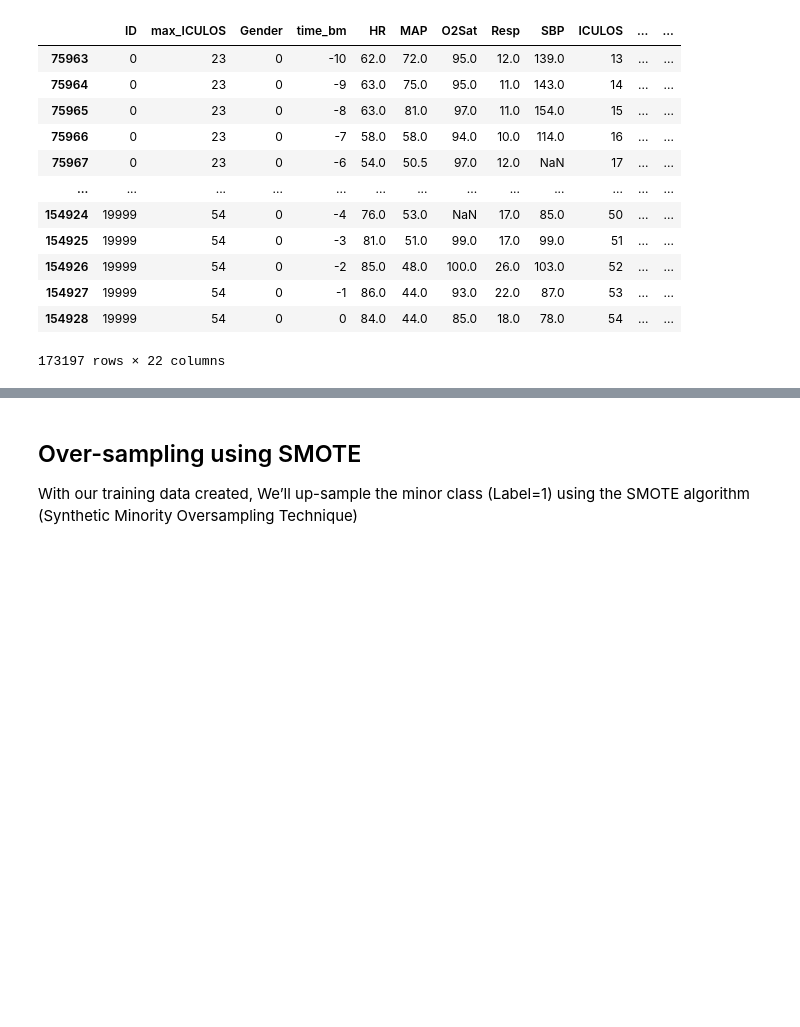
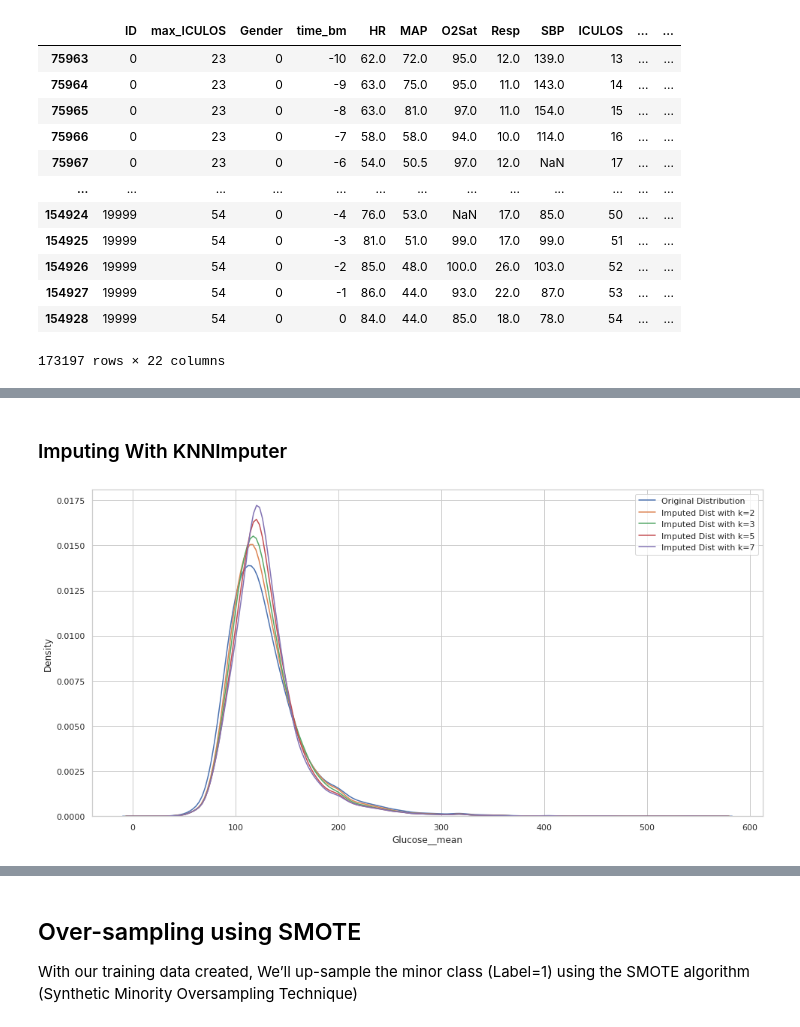
Before and after one commit to AtarCohen/Early-Prediction_of_Sepsis, a Jupyter notebook: logistic_regression.ipynb, the cells around one changed output, grey strips where cells are left out. Drawn from its saved outputs; the diff is of its cells as text; code cells hidden in the pictures; blank space fills up the shorter version.

```diff
--- a/logistic_regression.ipynb
+++ b/logistic_regression.ipynb
@@ -122,0 +79,22 @@ grouped_single
+# %%
+data_final = train_df_with_roll.groupby(['ID', 'Label','max_ICULOS','Gender']).agg({
+                                                    'HR': ['median', 'max'],\
+                                                    'MAP': ['median', 'min'],\
+                                                    'O2Sat': 'mean',\
+                                                    'Resp': ['median', 'max'],\
+                                                    'SBP': ['median', 'min'],\
+                                                    'Hct': ['median', 'min'],\
+                                                    'Potassium': 'mean',\
+                                                    'Glucose': 'mean',\
+                                                    f'{window_size}w_sum_BaseExcess': 'mean',\
+                                                    f'{window_size}w_sum_FiO2': 'mean',\
+                                                    f'{window_size}w_sum_pH': 'mean',\
+                                                    f'{window_size}w_sum_PaCO2': 'mean',\
+                                                    f'{window_size}w_sum_Glucose': 'mean',\
+                                                    f'{window_size}w_sum_Lactate': 'mean',\
+                                                    f'{window_size}w_sum_PTT': 'mean'}).reset_index()
+
+data_final.columns = ['__'.join(col).strip() for col in data_final.columns.values]
+data_final.rename(columns={"ID__": "ID", "Label__": "Label", "max_ICULOS__":"max_ICULOS", "Gender__":"Gender"}, inplace=True)
+
+data_final
@@ -122,0 +135,16 @@ grouped_single
+# %% [markdown]
+### Imputing With KNNImputer
+# %%
+n_neighbors = [2, 3, 5, 7]
+
+fig, ax = plt.subplots(figsize=(16, 8))
+# Plot the original distribution
+sns.kdeplot(data_final.Glucose__mean, label="Original Distribution")
+for k in n_neighbors:
+    knn_imp = KNNImputer(n_neighbors=k)
+    data_knn_imputed.loc[:, :] = knn_imp.fit_transform(data_final)
+    sns.kdeplot(data_knn_imputed.Glucose__mean, label=f"Imputed Dist with k={k}")
+
+plt.legend();
+# %% [output]
+[figure, added]
```
Also changed, not shown: parts of 19 cells of this notebook, 1 other file.
